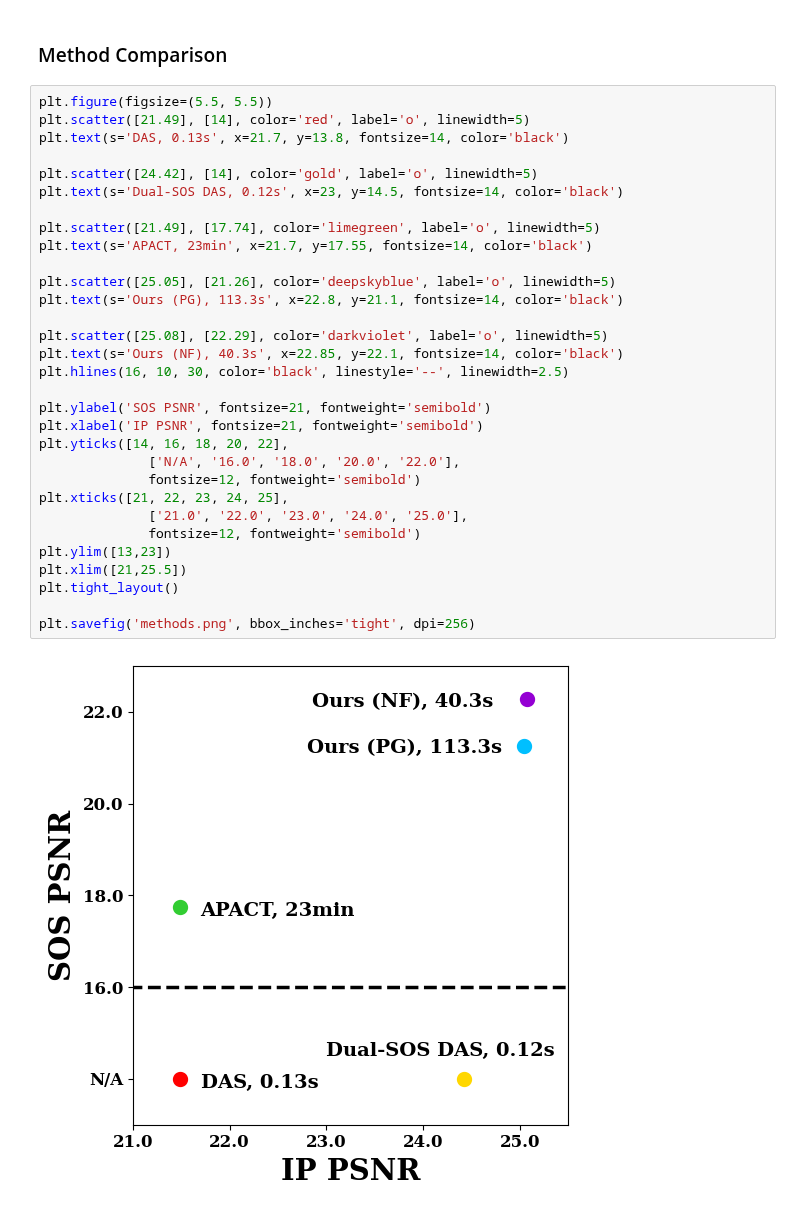
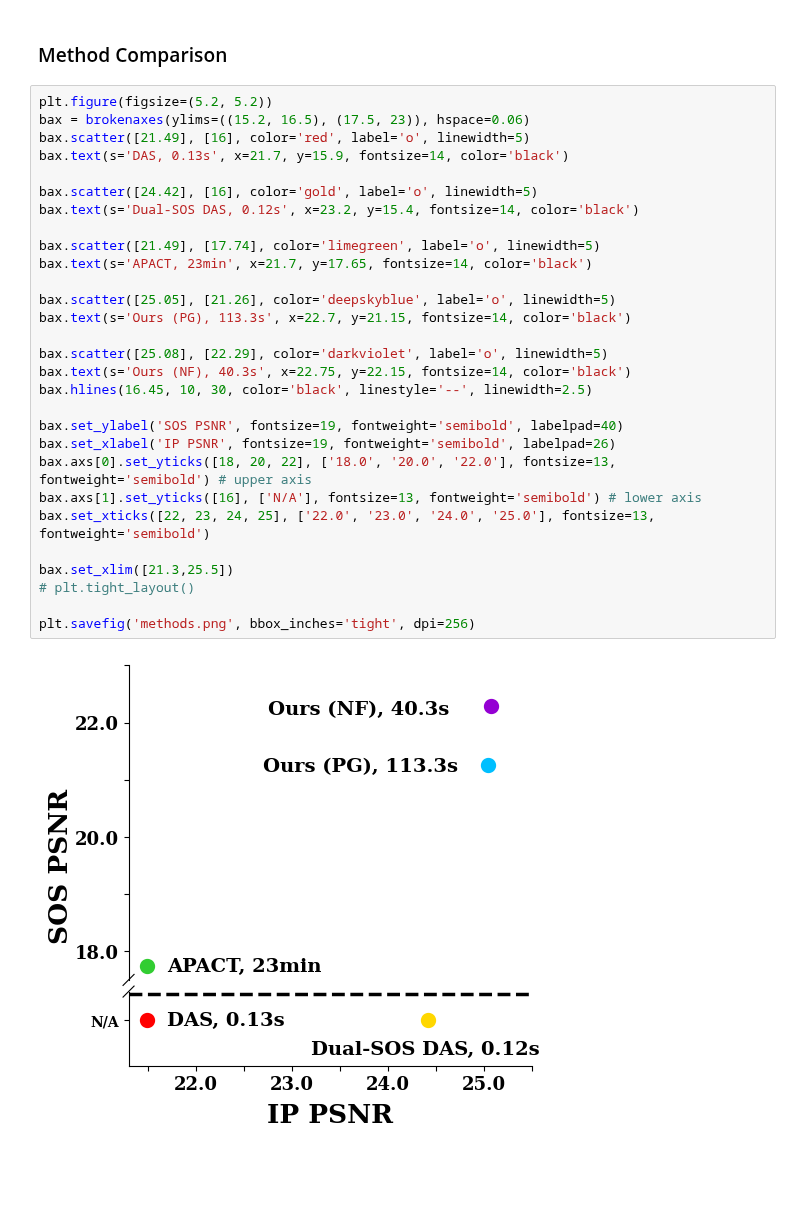
Before and after one commit to Lukeli0425/Coord-SoS-PACT, a Jupyter notebook: figures_ICCV/overview.ipynb, the cells around one changed output. Saved outputs shown, nothing was run; the diff lists cells and outputs as text; blank space fills up the shorter version.

```diff
--- a/figures_ICCV/overview.ipynb
+++ b/figures_ICCV/overview.ipynb
@@ -256,35 +257,33 @@ plt.savefig('psf_stack.png', bbox_inches='tight',pad_inches=0, dpi=256)
 # %% [markdown]
 ### Method Comparison
 # %%
-plt.figure(figsize=(5.5, 5.5))
-plt.scatter([21.49], [14], color='red', label='o', linewidth=5)
-plt.text(s='DAS, 0.13s', x=21.7, y=13.8, fontsize=14, color='black')
+plt.figure(figsize=(5.2, 5.2))
+bax = brokenaxes(ylims=((15.2, 16.5), (17.5, 23)), hspace=0.06)
+bax.scatter([21.49], [16], color='red', label='o', linewidth=5)
+bax.text(s='DAS, 0.13s', x=21.7, y=15.9, fontsize=14, color='black')
 
-plt.scatter([24.42], [14], color='gold', label='o', linewidth=5)
-plt.text(s='Dual-SOS DAS, 0.12s', x=23, y=14.5, fontsize=14, color='black')
+bax.scatter([24.42], [16], color='gold', label='o', linewidth=5)
+bax.text(s='Dual-SOS DAS, 0.12s', x=23.2, y=15.4, fontsize=14, color='black')
 
-plt.scatter([21.49], [17.74], color='limegreen', label='o', linewidth=5)
-plt.text(s='APACT, 23min', x=21.7, y=17.55, fontsize=14, color='black')
+bax.scatter([21.49], [17.74], color='limegreen', label='o', linewidth=5)
+bax.text(s='APACT, 23min', x=21.7, y=17.65, fontsize=14, color='black')
 
-plt.scatter([25.05], [21.26], color='deepskyblue', label='o', linewidth=5)
-plt.text(s='Ours (PG), 113.3s', x=22.8, y=21.1, fontsize=14, color='black')
+bax.scatter([25.05], [21.26], color='deepskyblue', label='o', linewidth=5)
+bax.text(s='Ours (PG), 113.3s', x=22.7, y=21.15, fontsize=14, color='black')
 
-plt.scatter([25.08], [22.29], color='darkviolet', label='o', linewidth=5)
-plt.text(s='Ours (NF), 40.3s', x=22.85, y=22.1, fontsize=14, color='black')
-plt.hlines(16, 10, 30, color='black', linestyle='--', linewidth=2.5)
+bax.scatter([25.08], [22.29], color='darkviolet', label='o', linewidth=5)
+bax.text(s='Ours (NF), 40.3s', x=22.75, y=22.15, fontsize=14, color='black')
+bax.hlines(16.45, 10, 30, color='black', linestyle='--', linewidth=2.5)
 
-plt.ylabel('SOS PSNR', fontsize=21, fontweight='semibold')
-plt.xlabel('IP PSNR', fontsize=21, fontweight='semibold')
-plt.yticks([14, 16, 18, 20, 22],
-              ['N/A', '16.0', '18.0', '20.0', '22.0'],
-              fontsize=12, fontweight='semibold')
-plt.xticks([21, 22, 23, 24, 25],
-              ['21.0', '22.0', '23.0', '24.0', '25.0'],
-              fontsize=12, fontweight='semibold')
-plt.ylim([13,23])
-plt.xlim([21,25.5])
-plt.tight_layout()
+bax.set_ylabel('SOS PSNR', fontsize=19, fontweight='semibold', labelpad=40)
+bax.set_xlabel('IP PSNR', fontsize=19, fontweight='semibold', labelpad=26)
+bax.axs[0].set_yticks([18, 20, 22], ['18.0', '20.0', '22.0'], fontsize=13, fontweight='semibold') # upper axis
+bax.axs[1].set_yticks([16], ['N/A'], fontsize=13, fontweight='semibold') # lower axis
+bax.set_xticks([22, 23, 24, 25], ['22.0', '23.0', '24.0', '25.0'], fontsize=13, fontweight='semibold')
+
+bax.set_xlim([21.3,25.5])
+# plt.tight_layout()
 
 plt.savefig('methods.png', bbox_inches='tight', dpi=256)
 # %% [output]
-[figure, old version]
+[figure, new version]
```
Also changed, not shown: parts of 1 cell of this notebook, 3 other files.
